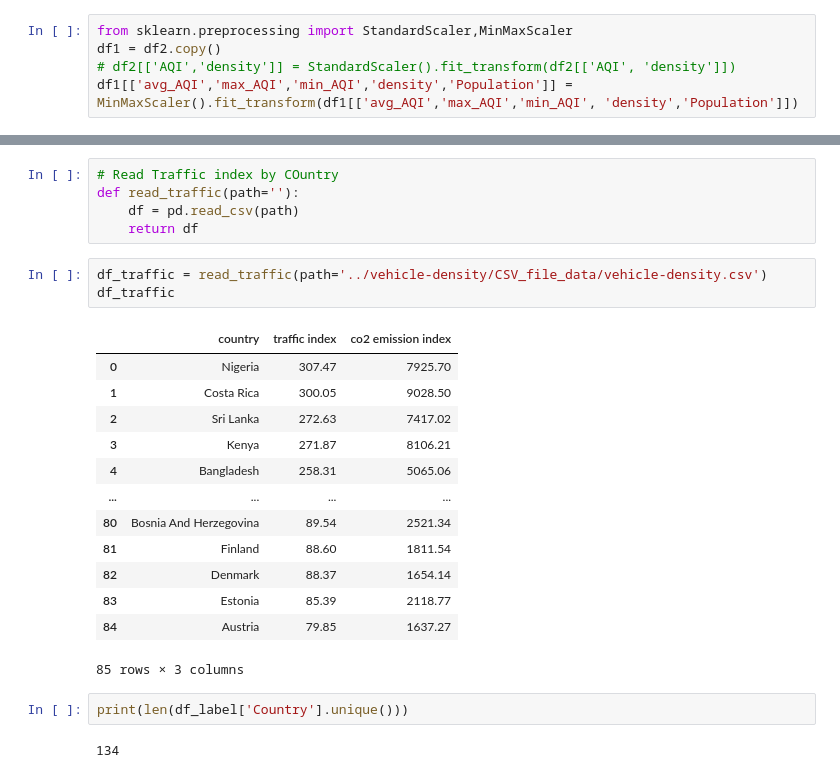
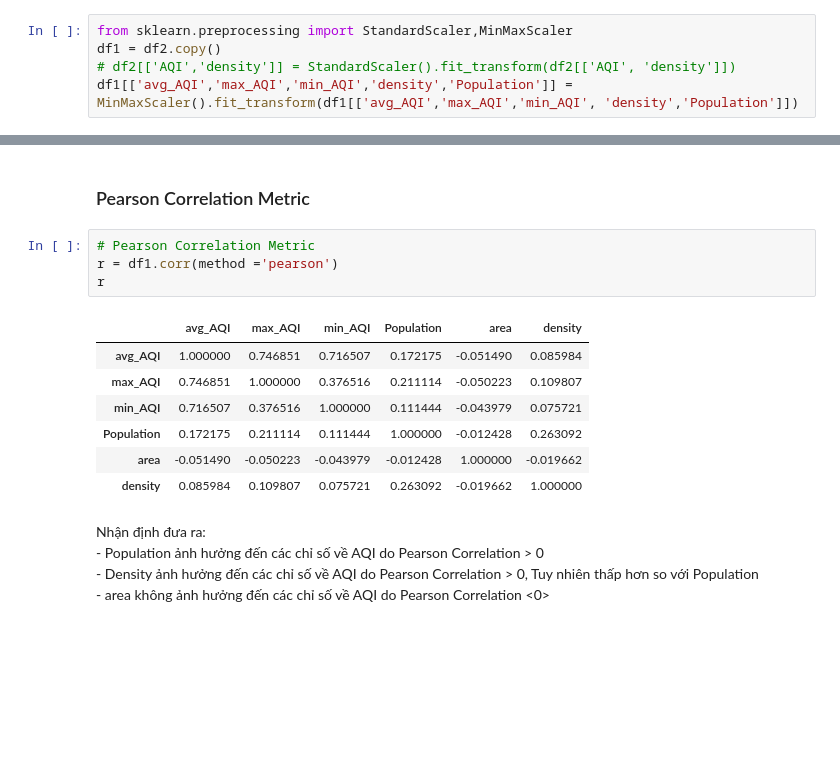
Before and after one commit to Quyenld9699/DataScience_AQI_explorer, a Jupyter notebook: analyze/avgAQI_population.ipynb, the cells around one changed output, grey strips where cells are left out. Saved outputs shown, nothing was run; the diff lists cells and outputs as text; blank space fills up the shorter version.

```diff
--- a/analyze/avgAQI_population.ipynb
+++ b/analyze/avgAQI_population.ipynb
@@ -441,26 +388,20 @@ Density max:  85697.82959641256
-# %%
-# Read Traffic index by COuntry
-def read_traffic(path=''):
-    df = pd.read_csv(path)
-    return df
-# %%
-df_traffic = read_traffic(path='../vehicle-density/CSV_file_data/vehicle-density.csv')
-df_traffic
-# %% [output]
-|  | country | traffic index | co2 emission index |
-| 0 | Nigeria | 307.47 | 7925.70 |
-| 1 | Costa Rica | 300.05 | 9028.50 |
-| 2 | Sri Lanka | 272.63 | 7417.02 |
-| 3 | Kenya | 271.87 | 8106.21 |
-| 4 | Bangladesh | 258.31 | 5065.06 |
-| ... | ... | ... | ... |
-| 80 | Bosnia And Herzegovina | 89.54 | 2521.34 |
-| 81 | Finland | 88.60 | 1811.54 |
-| 82 | Denmark | 88.37 | 1654.14 |
-| 83 | Estonia | 85.39 | 2118.77 |
-| 84 | Austria | 79.85 | 1637.27 |
-85 rows × 3 columns
-# %%
-print(len(df_label['Country'].unique()))
-# %% [output]
-134
+# %% [markdown]
+<h3>Pearson Correlation Metric</h3>
+# %%
+# Pearson Correlation Metric
+r = df1.corr(method ='pearson')
+r
+# %% [output]
+|  | avg_AQI | max_AQI | min_AQI | Population | area | density |
+| avg_AQI | 1.000000 | 0.746851 | 0.716507 | 0.172175 | -0.051490 | 0.085984 |
+| max_AQI | 0.746851 | 1.000000 | 0.376516 | 0.211114 | -0.050223 | 0.109807 |
+| min_AQI | 0.716507 | 0.376516 | 1.000000 | 0.111444 | -0.043979 | 0.075721 |
+| Population | 0.172175 | 0.211114 | 0.111444 | 1.000000 | -0.012428 | 0.263092 |
+| area | -0.051490 | -0.050223 | -0.043979 | -0.012428 | 1.000000 | -0.019662 |
+| density | 0.085984 | 0.109807 | 0.075721 | 0.263092 | -0.019662 | 1.000000 |
+# %% [markdown]
+<p> Nhận định đưa ra: <br/>
+    - Population ảnh hưởng đến các chỉ số về AQI do Pearson Correlation > 0 <br/>
+    - Density ảnh hưởng đến các chỉ số về AQI do Pearson Correlation > 0, Tuy nhiên thấp hơn so với Population <br/>
+    - area không ảnh hưởng đến các chỉ số về AQI do Pearson Correlation <0><br/>
+</p>
```
Also changed, not shown: parts of 25 cells of this notebook.
